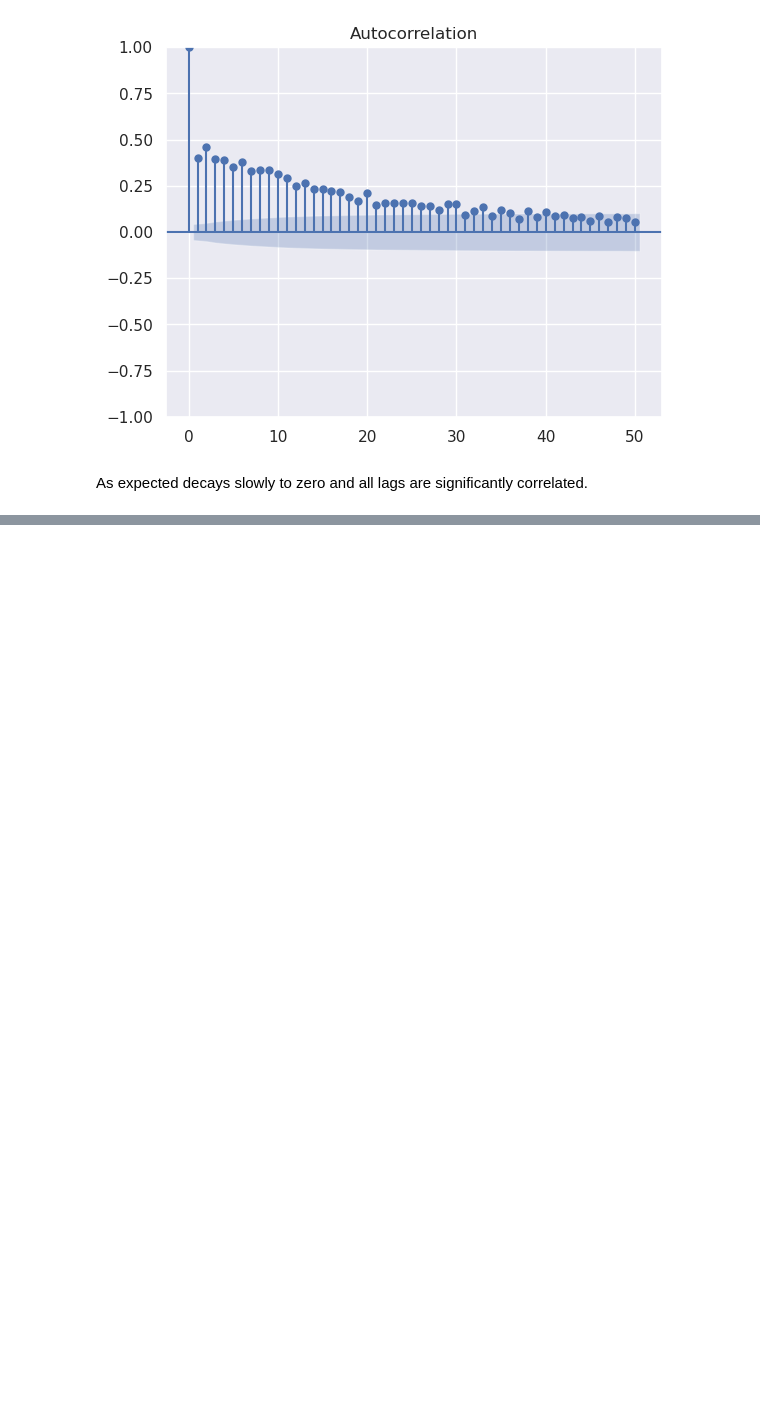
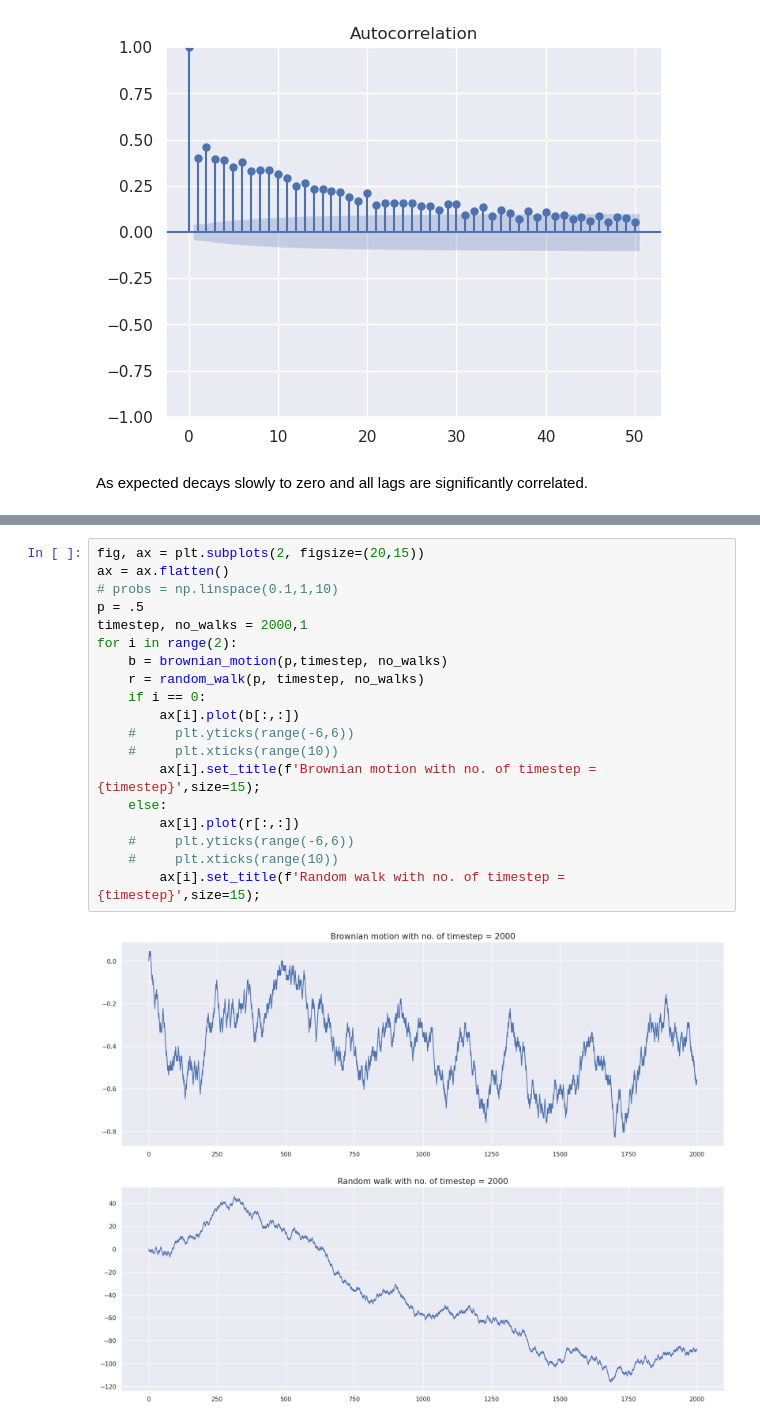
Before and after one commit to bhavinmoriya/Python-for-Financial-Analysis-and-Algorithmic-Trading, a Jupyter notebook: statistics-in-finance.ipynb, the cells around one changed output, grey strips where cells are left out. Drawn from its saved outputs; the diff is of its cells as text; blank space fills up the shorter version.

```diff
--- a/statistics-in-finance.ipynb
+++ b/statistics-in-finance.ipynb
@@ -189,0 +313,21 @@ As expected decays slowly to zero and all lags are significantly correlated.
+# %%
+fig, ax = plt.subplots(2, figsize=(20,15))
+ax = ax.flatten()
+# probs = np.linspace(0.1,1,10)
+p = .5
+timestep, no_walks = 2000,1
+for i in range(2):
+    b = brownian_motion(p,timestep, no_walks)
+    r = random_walk(p, timestep, no_walks)
+    if i == 0:
+        ax[i].plot(b[:,:])
+    #     plt.yticks(range(-6,6))
+    #     plt.xticks(range(10))
+        ax[i].set_title(f'Brownian motion with no. of timestep = {timestep}',size=15);
+    else:
+        ax[i].plot(r[:,:])
+    #     plt.yticks(range(-6,6))
+    #     plt.xticks(range(10))
+        ax[i].set_title(f'Random walk with no. of timestep = {timestep}',size=15);
+# %% [output]
+[figure, added]
```
Also changed, not shown: parts of 19 cells of this notebook.
